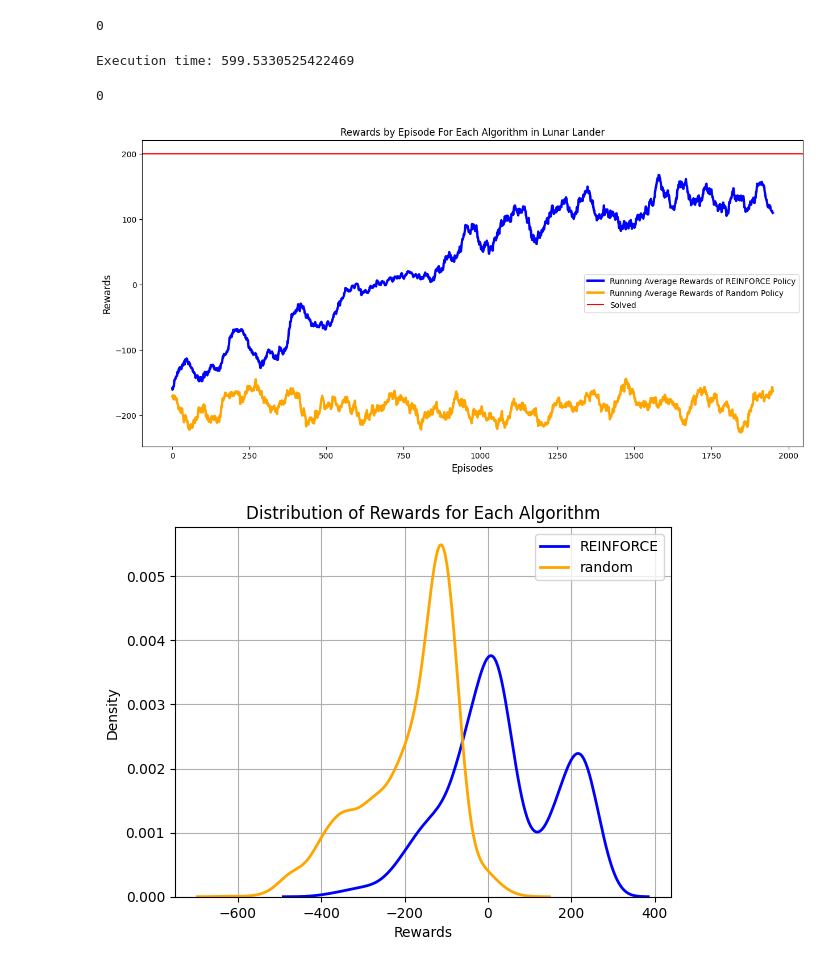
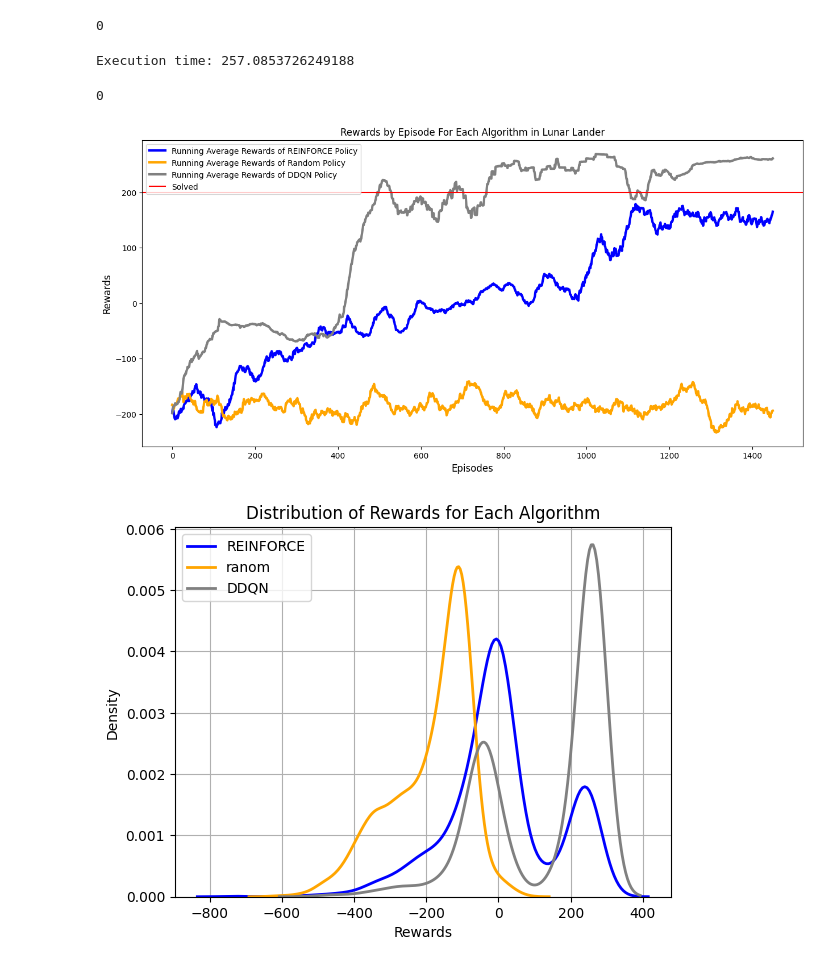
Before and after one commit to zdangata/rl-group-assignment, a Jupyter notebook: REINFORCE_DQN_PPO_LUNAR_LANDER.ipynb, the cells around one changed output. Cells and saved outputs as stored; diff of their text form; code cells hidden in the pictures.

Commit message:
added DDQN

```diff
--- a/REINFORCE_DQN_PPO_LUNAR_LANDER.ipynb
+++ b/REINFORCE_DQN_PPO_LUNAR_LANDER.ipynb
@@ -149,7 +149,7 @@ def reinforce(env, num_episodes, max_steps_per_episode, gamma=0.99, lr=0.001):
 env = gym.make('LunarLander-v2',render_mode = "rgb_array")
 #env = RecordVideo(env = env, video_folder="./videos",name_prefix='Last_episode_video')
 
-policy_net, rewards_history_reinforce = reinforce(env, num_episodes=2000, max_steps_per_episode=1000)
+policy_net, rewards_history_reinforce = reinforce(env, num_episodes=1500, max_steps_per_episode=1000)
 
 end_time = timeit.default_timer()
 execution_time = end_time - start_time
@@ -170,7 +170,7 @@ reinforce_mean_rewards = running_mean(rewards_history_reinforce)
 
 os.system('say "Finished"')
 # %% [output]
-Execution time: 599.5330525422469
+Execution time: 257.0853726249188
 0
 # %%
 #DQN
@@ -782,7 +782,7 @@ def lander_runner(num_episodes, target_update, alpha, eps, eps_decay, gamma, see
   env.close()
   return rewards, agent
 
-run_rewards, agent = lander_runner(
+rewards_hist_DDQN, agent = lander_runner(
     num_episodes=1500,
     target_update=6,
     alpha=0.0005,
@@ -795,3 +795,6 @@ run_rewards, agent = lander_runner(
 
 #plot_rewards(run_rewards)
 #plt.savefig('out\\learning_curve.png')
+
+rewards_history_DDQN = np.array(rewards_hist_DQN)
+DDQN_mean_rewards = running_mean(rewards_hist_DDQN)
@@ -798,34 +808,63 @@ run_rewards, agent = lander_runner(
+# %%
+#PICKLE
+
+def running_mean(x):
+    N=50
+    kernel = np.ones(N)
+    conv_len = x.shape[0]-N
+    y = np.zeros(conv_len)
+    for i in range(conv_len):
+        y[i] = kernel @ x[i:i+N]
+        y[i] /= N
+    return y
+
+import pickle
+# Serializing the list
+#with open('run_rewards_DDQN.pkl', 'wb') as f:
+    #pickle.dump(rewards_history_DDQN, f)
+
+# Deserializing the list
+with open('run_rewards_DDQN.pkl', 'rb') as f:
+    rewards_history_DDQN = pickle.load(f)
+
+rewards_history_DDQN = np.array(rewards_history_DDQN)
+DDQN_mean_rewards = running_mean(rewards_history_DDQN)
 # %%
 #plotting
 import matplotlib.pyplot as plt
 import seaborn as sns
 #Training plot
 
 plt.figure(figsize=(15,7))
 plt.ylabel("Rewards",fontsize=12)
 plt.xlabel("Episodes",fontsize=12)
-#plt.plot(episode_rewards_history_reinforce, color='gray' , linewidth=1)
 plt.plot(reinforce_mean_rewards, color='blue', linewidth=3,label = 'Running Average Rewards of REINFORCE Policy')
 plt.plot(rand_mean_rewards, color='orange', linewidth=3,label = 'Running Average Rewards of Random Policy')
+#plt.plot(DQN_mean_rewards, color='green', linewidth=3,label = 'Running Average Rewards of DQN Policy')
+plt.plot(DDQN_mean_rewards, color='grey', linewidth=3,label = 'Running Average Rewards of DDQN Policy')
+#plt.plot(PPO_mean_rewards, color='purple', linewidth=3,label = 'Running Average Rewards of PPO Policy')
 plt.axhline(y=200, color='r', linestyle='-',label = 'Solved')
-#plt.scatter(np.arange(episode_rewards_history_reinforce.shape[0]),episode_rewards_history_reinforce,
-            #color='green' , linewidth=0.3, label='Episode Rewards')
+
 plt.legend()
 
 plt.title('Rewards by Episode For Each Algorithm in Lunar Lander')
 plt.show()
 
 #Density plot
 
 sns.kdeplot(rewards_history_reinforce, color='b', linewidth=2,label = "REINFORCE")
-sns.kdeplot(rewards_history_rand, color='orange', linewidth=2, label = "random")
+sns.kdeplot(rewards_history_rand, color='orange', linewidth=2, label = "ranom")
+#sns.kdeplot(rewards_history_DQN, color='green', linewidth=2,label = "DQN")
+sns.kdeplot(rewards_history_DDQN, color='grey', linewidth=2, label = "DDQN")
+#sns.kdeplot(rewards_history_PPO, color='purple', linewidth=2,label = "PPO")
+
 
 plt.title('Distribution of Rewards for Each Algorithm')
 plt.xlabel('Rewards')
 plt.ylabel('Density')
 plt.grid(True)
 plt.legend()
 plt.show()
 # %% [output]
-[figure, old version]
+[figure, new version]
-[figure, old version]
+[figure, new version]
```
Also changed, not shown: parts of 3 cells of this notebook.
